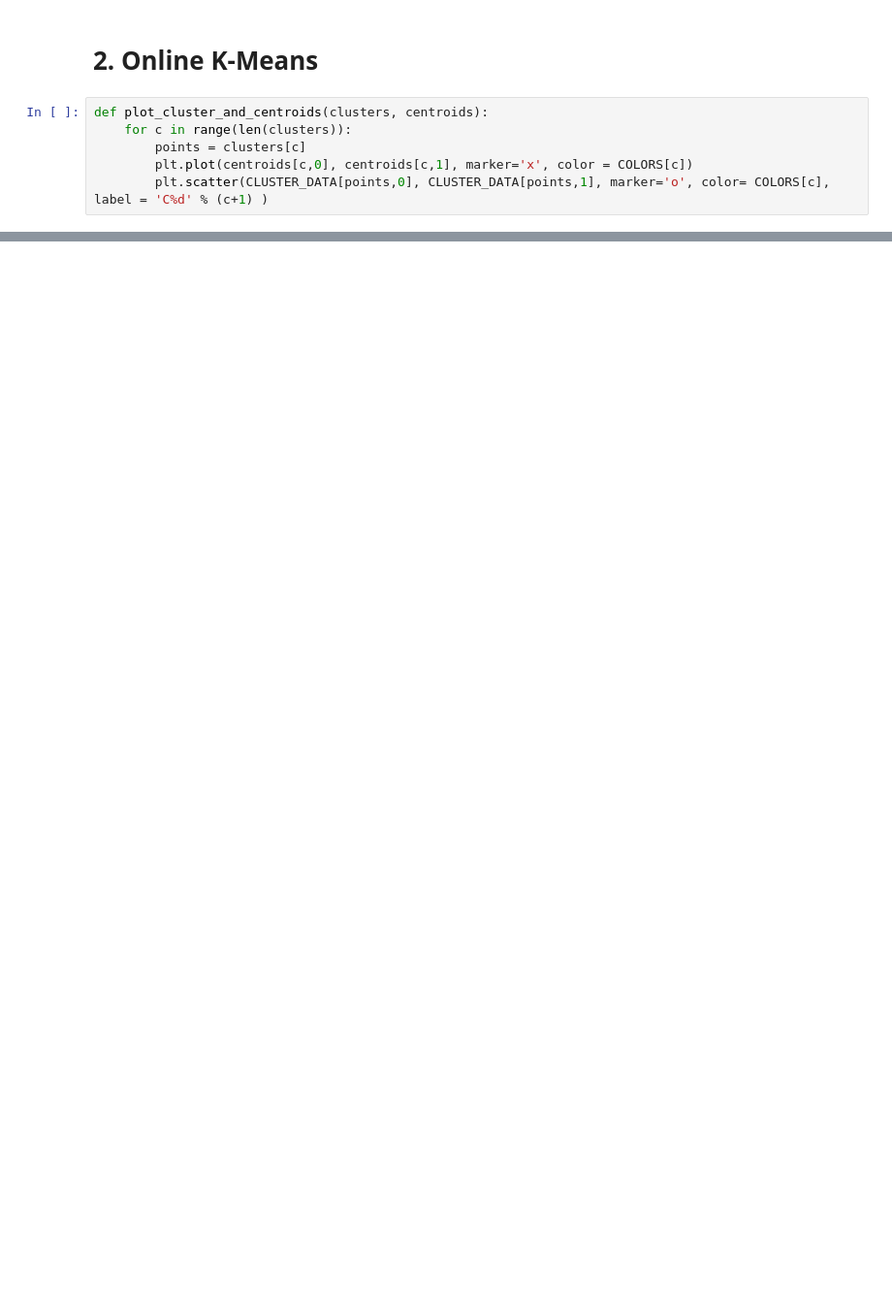
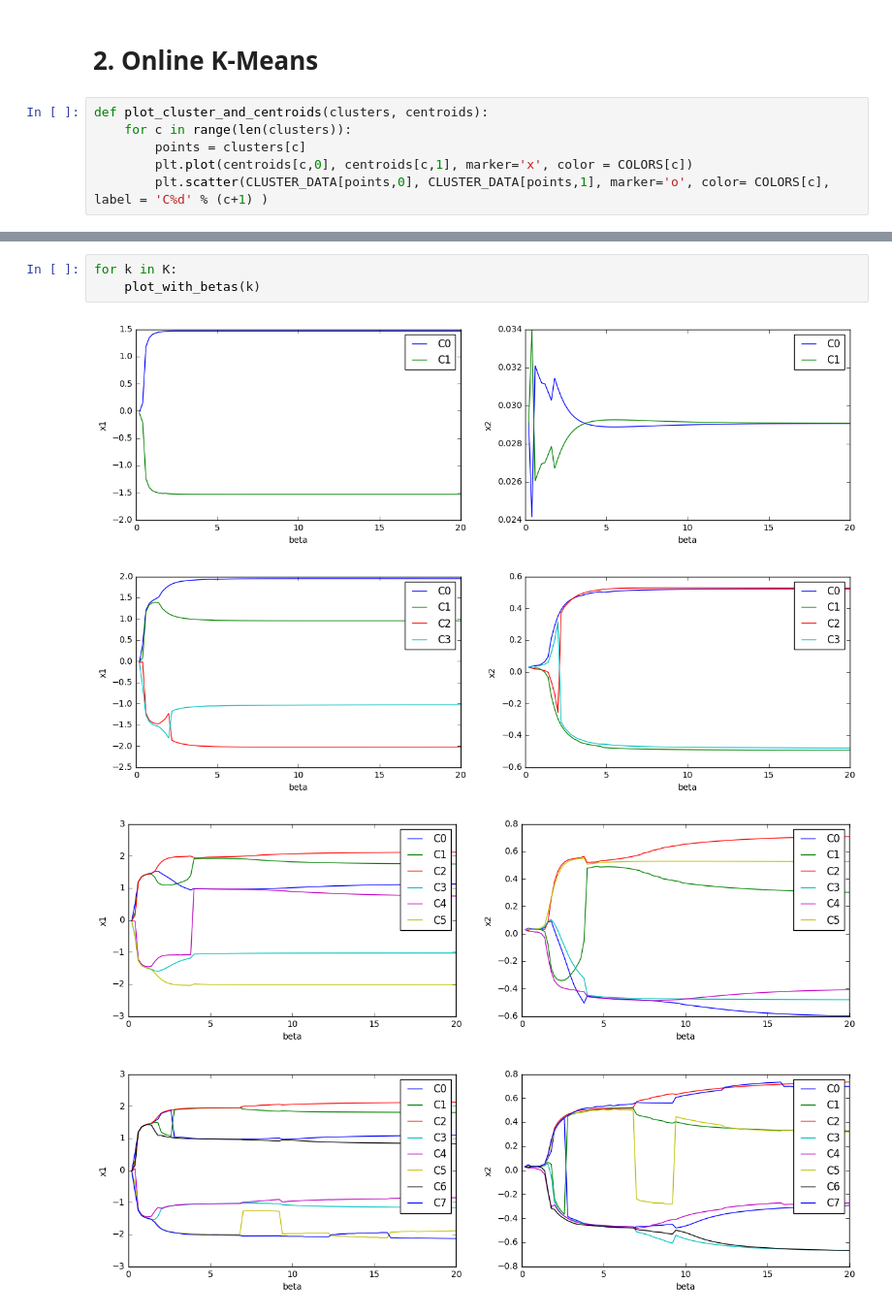
Before and after one commit to p16i/course-machine-intelligence-2, a Jupyter notebook: w9-kmeans/k-means.ipynb, the cells around one changed output, grey strips where cells are left out. Shown at 97% size. Drawn from its saved outputs; the diff is of its cells as text; blank space fills up the shorter version.

```diff
--- a/w9-kmeans/k-means.ipynb
+++ b/w9-kmeans/k-means.ipynb
@@ -181,0 +308,8 @@ online_kmean(k=4)
+# %%
+for k in K:
+    plot_with_betas(k)
+# %% [output]
+[figure, added]
+[figure, added]
+[figure, added]
+[figure, added]
```
Also changed, not shown: parts of 16 cells of this notebook.
